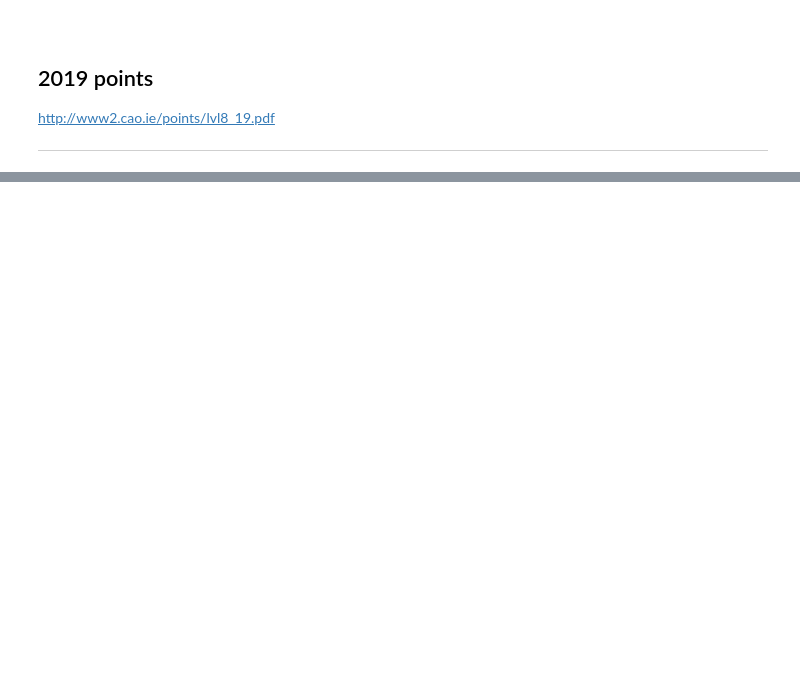
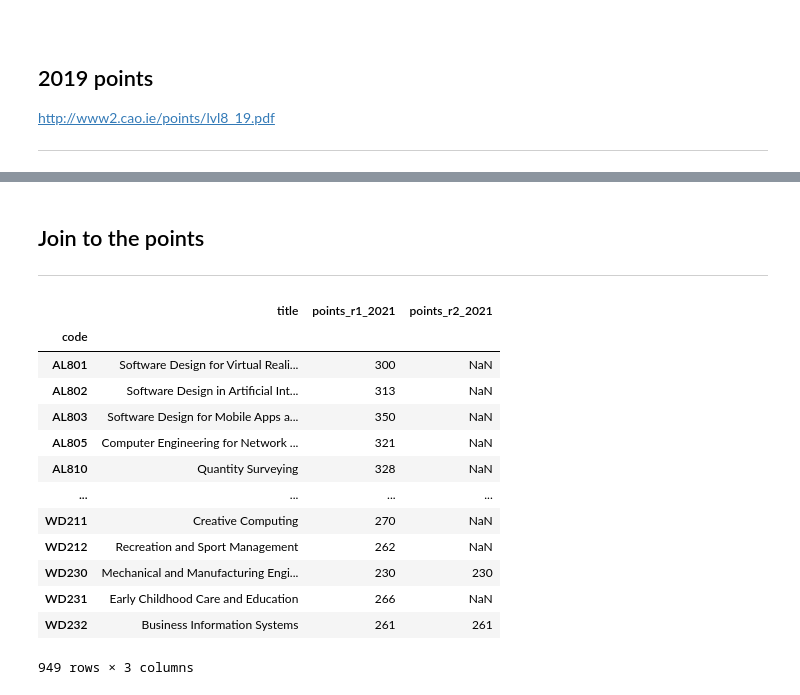
Before and after one commit to Trishmcc/Fundamentals-of-Data-Analytics, a Jupyter notebook: cao-points-analysis.ipynb, the cells around one changed output, grey strips where cells are left out. Drawn from its saved outputs; the diff is of its cells as text; code cells hidden in the pictures; blank space fills up the shorter version.

Commit message:
Concat and join

```diff
--- a/cao-points-analysis.ipynb
+++ b/cao-points-analysis.ipynb
@@ -194,0 +386,26 @@ dfs = tabula.read_pdf(path, pages='all')
+# %% [markdown]
+</br>
+
+## Join to the points
+
+***
+# %%
+# Set the index to the code column.
+df2021.set_index('code', inplace=True)
+df2021.columns = ['title', 'points_r1_2021', 'points_r2_2021']
+df2021
+# %% [output]
+|  | title | points_r1_2021 | points_r2_2021 |
+| code |  |  |  |
+| AL801 | Software Design for Virtual Reali... | 300 | NaN |
+| AL802 | Software Design in Artificial Int... | 313 | NaN |
+| AL803 | Software Design for Mobile Apps a... | 350 | NaN |
+| AL805 | Computer Engineering for Network ... | 321 | NaN |
+| AL810 | Quantity Surveying | 328 | NaN |
+| ... | ... | ... | ... |
+| WD211 | Creative Computing | 270 | NaN |
+| WD212 | Recreation and Sport Management | 262 | NaN |
+| WD230 | Mechanical and Manufacturing Engi... | 230 | 230 |
+| WD231 | Early Childhood Care and Education | 266 | NaN |
+| WD232 | Business Information Systems | 261 | 261 |
+949 rows × 3 columns
```
Also changed, not shown: parts of 28 cells of this notebook, 45 other files.
